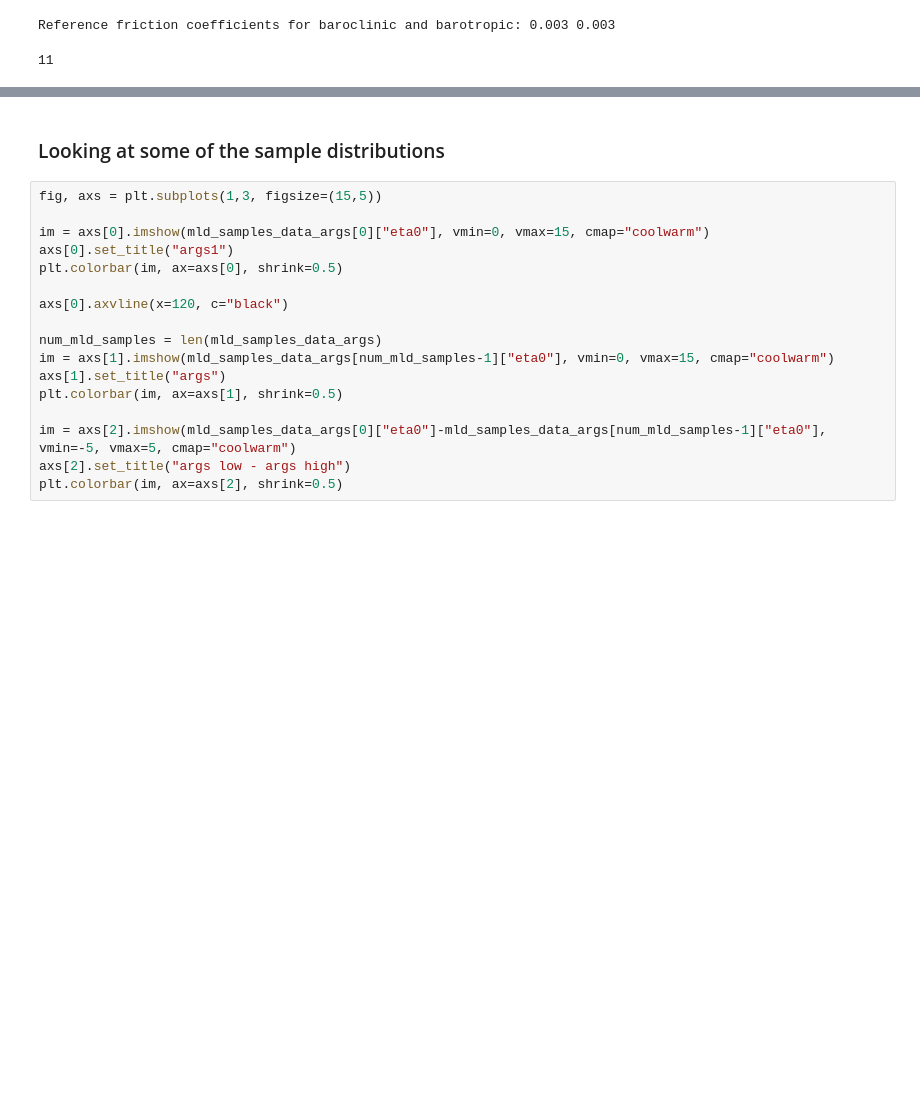
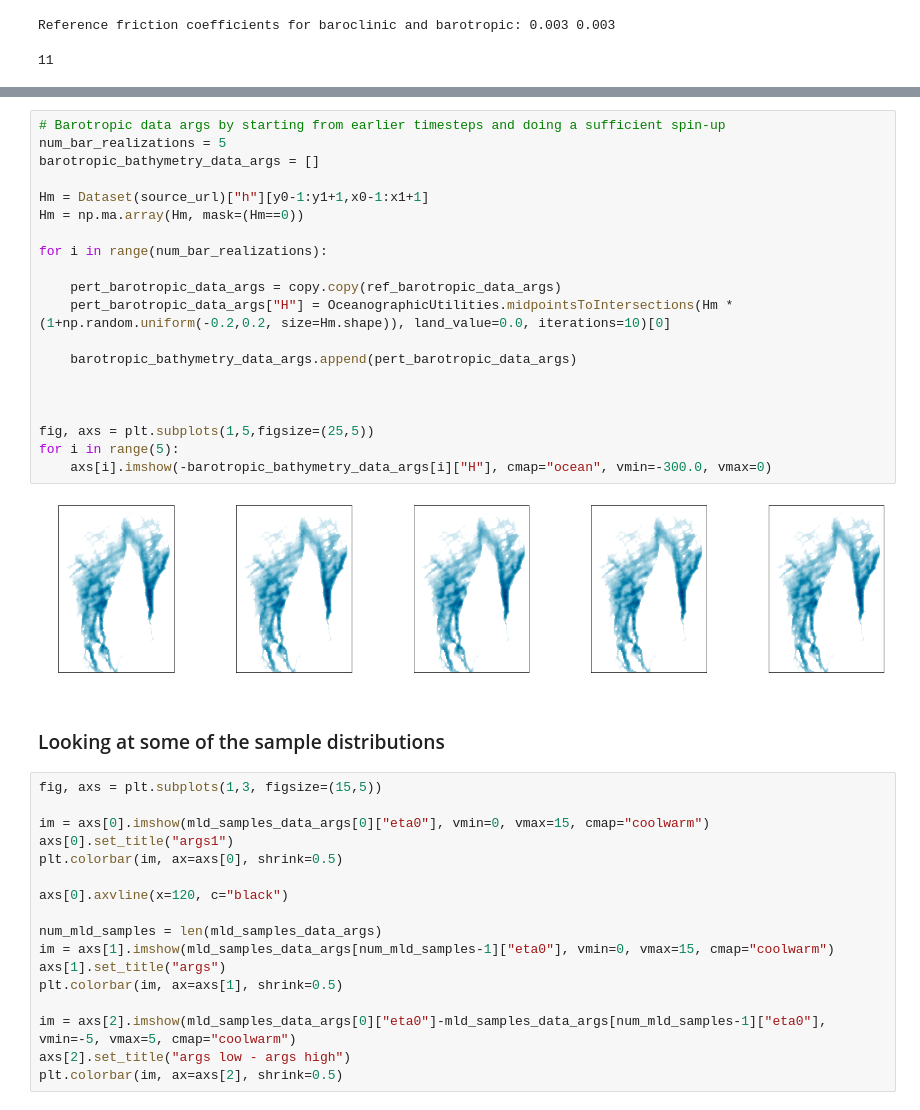
Before and after one commit to sintefmath/reduced-gravity-ocean-model, a Jupyter notebook: notebooks/Oslofjord/Oslofjord-perturbingSingleParameters.ipynb, the cells around one changed output, grey strips where cells are left out. Saved outputs shown, nothing was run; the diff lists cells and outputs as text; blank space fills up the shorter version.

```diff
--- a/notebooks/Oslofjord/Oslofjord-perturbingSingleParameters.ipynb
+++ b/notebooks/Oslofjord/Oslofjord-perturbingSingleParameters.ipynb
@@ -217,3 +270,25 @@ timestep_indices
+# %%
+# Barotropic data args by starting from earlier timesteps and doing a sufficient spin-up
+num_bar_realizations = 5
+barotropic_bathymetry_data_args = []
+
+Hm = Dataset(source_url)["h"][y0-1:y1+1,x0-1:x1+1]
+Hm = np.ma.array(Hm, mask=(Hm==0))
+
+for i in range(num_bar_realizations):
+
+    pert_barotropic_data_args = copy.copy(ref_barotropic_data_args)
+    pert_barotropic_data_args["H"] = OceanographicUtilities.midpointsToIntersections(Hm * (1+np.random.uniform(-0.2,0.2, size=Hm.shape)), land_value=0.0, iterations=10)[0]
+
+    barotropic_bathymetry_data_args.append(pert_barotropic_data_args)
+
+
+
+fig, axs = plt.subplots(1,5,figsize=(25,5))
+for i in range(5):
+    axs[i].imshow(-barotropic_bathymetry_data_args[i]["H"], cmap="ocean", vmin=-300.0, vmax=0)
+# %% [output]
+[figure, added]
 # %% [markdown]
 ### Looking at some of the sample distributions
 # %%
```
Also changed, not shown: parts of 47 cells of this notebook.
